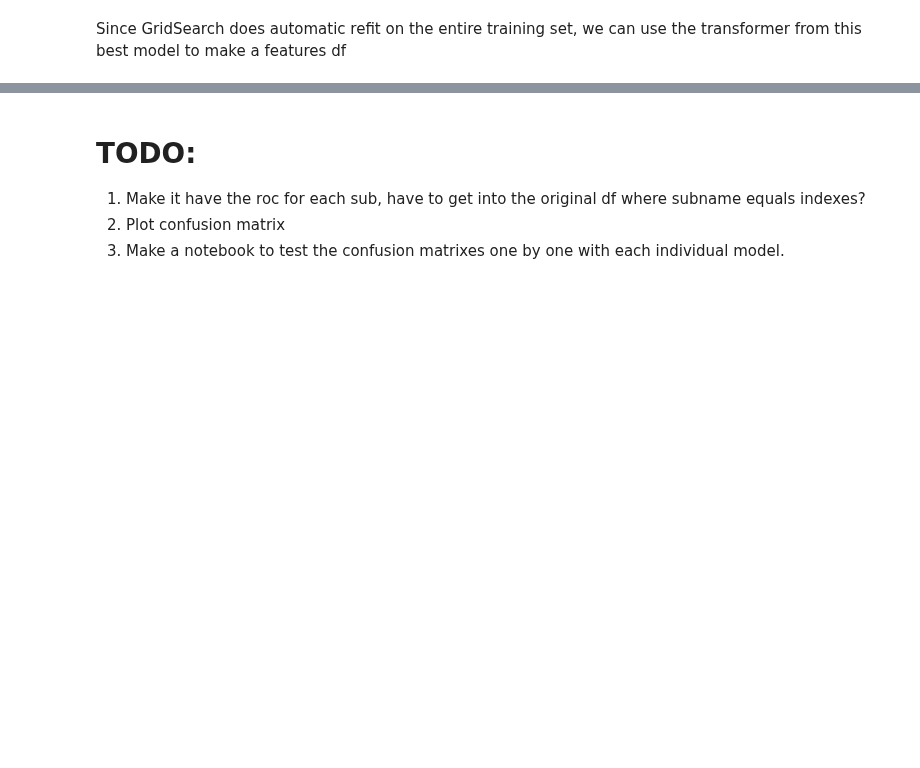
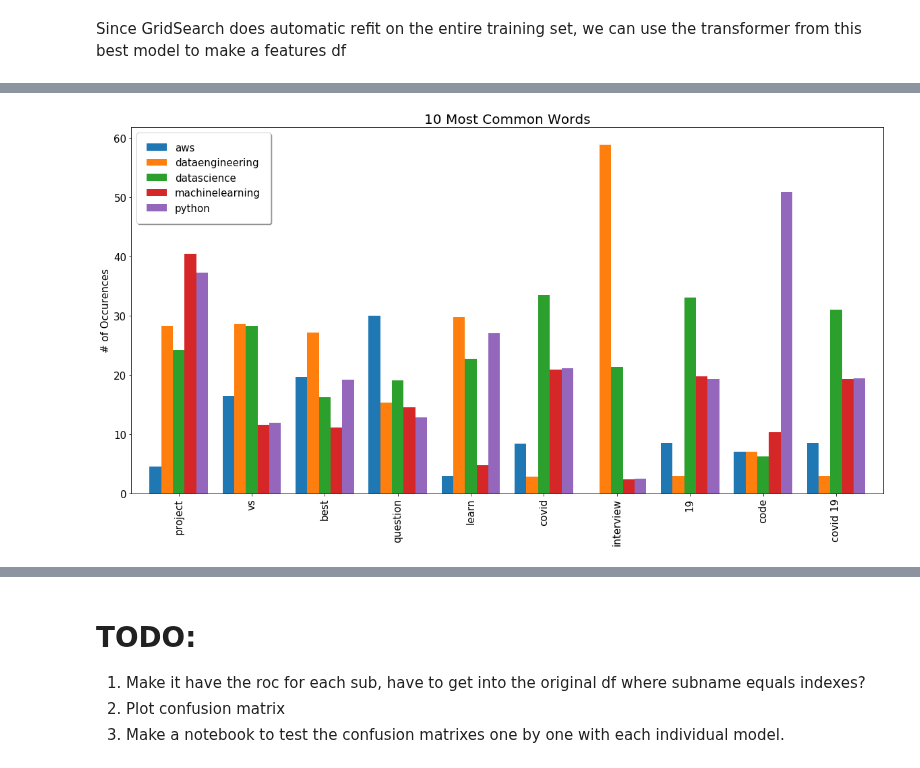
Before and after one commit to datapointchris/reddit-nlp, a Jupyter notebook: DS_Features and Plots.ipynb, the cells around one changed output, grey strips where cells are left out. Cells and saved outputs as stored; diff of their text form; code cells hidden in the pictures; blank space fills up the shorter version.

Commit message:
ALL plotting functions working in class and moved.

```diff
--- a/DS_Features and Plots.ipynb
+++ b/DS_Features and Plots.ipynb
@@ -55,0 +42,9 @@ df.sample(5)
+# %%
+# list to get data for
+subreddit_list = ['datascience','machinelearning','dataengineering','python','aws']
+
+# load data using dataloader module
+df = dataloader.data_selector(subreddit_list, source='sqlite')
+
+# what we expected?
+df.sample(10)
@@ -57,5 +65,7 @@ df.sample(5)
 X = df['title']
 y = df['subreddit']
 # %%
-label_encoder = LabelEncoder().fit(y)
+label_encoder = LabelEncoder()
+label_encoder.fit(y)
 y = label_encoder.transform(y)
+label_encoder.classes_
@@ -157 +93,4 @@ def plot_most_common(df=df, features_df=features_df, subreddit_list=subreddit_li
+# %%
+# use defined Visualizer to produce images
+viz = Visualizer(df=df, text_column='title', labels_column='subreddit', model=model, transformer='tfidf')
 # %%
@@ -268,0 +132,4 @@ plt.tight_layout(h_pad=10);
+# %%
+viz.plot_most_common_bar(num_features=10)
+# %% [output]
+[figure, added]
```
Also changed, not shown: parts of 24 cells of this notebook.
